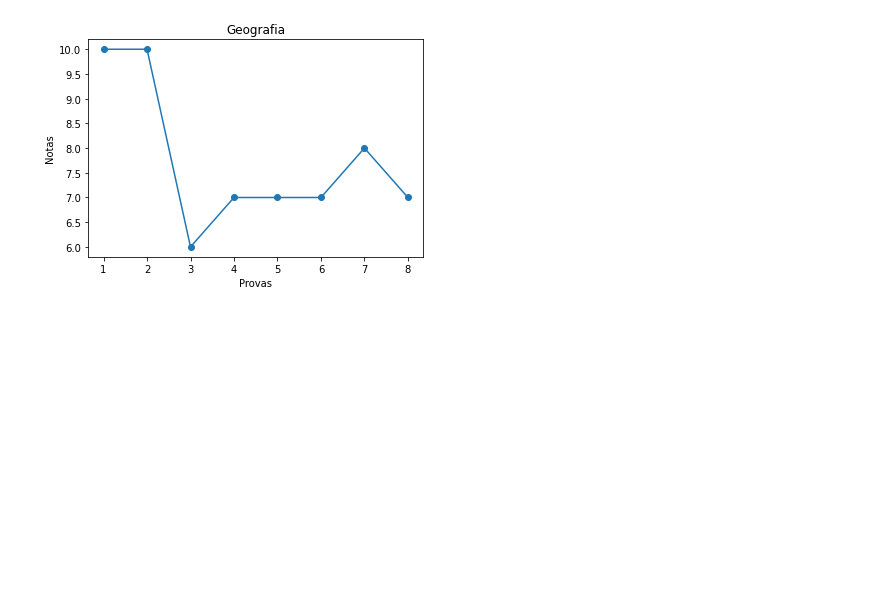
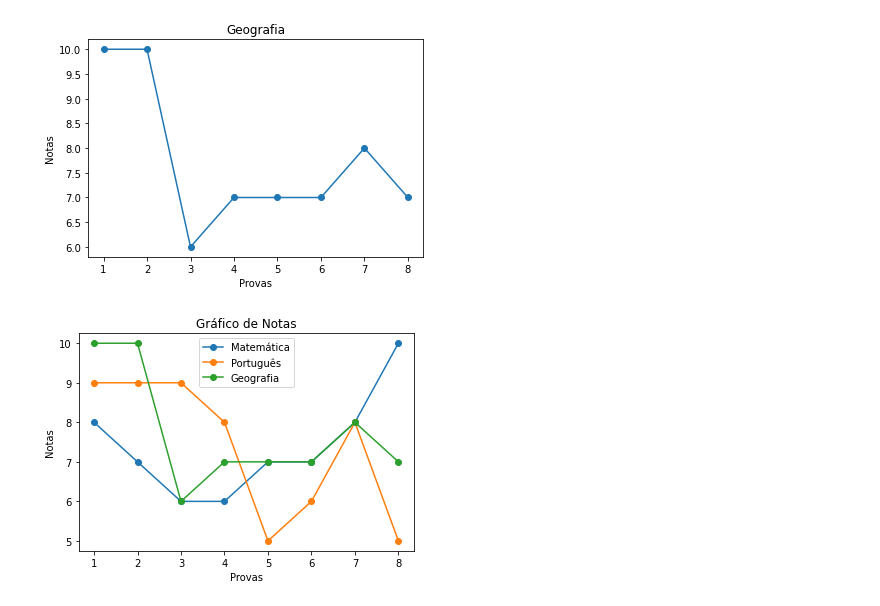
Before and after one commit to ecopsantos1/Python_Estudos, a Jupyter notebook: A009_-_Criando_Grafico.ipynb, the cells around one changed output. Saved outputs shown, nothing was run; the diff lists cells and outputs as text; code cells hidden in the pictures; blank space fills up the shorter version.

```diff
--- a/A009_-_Criando_Grafico.ipynb
+++ b/A009_-_Criando_Grafico.ipynb
@@ -35,3 +35,16 @@ for nota in notas:
 [figure]
 [figure]
 [figure]
+# %%
+for nota in notas:
+  x = list(range(1, 9))
+  y = nota[1:]
+  plt.plot(x, y, marker='o', label=nota[0])
+  plt.xlabel('Provas')
+  plt.ylabel('Notas')
+  plt.title('Gráfico de Notas')
+  plt.legend()
+
+plt.show()
+# %% [output]
+[figure, added]
```
